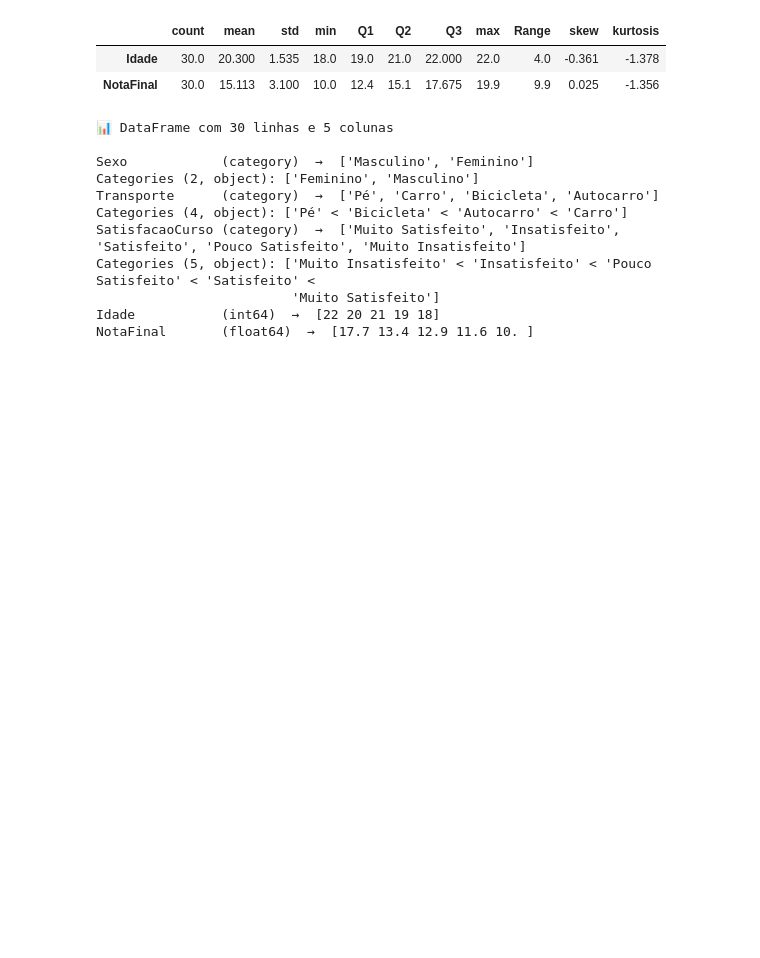
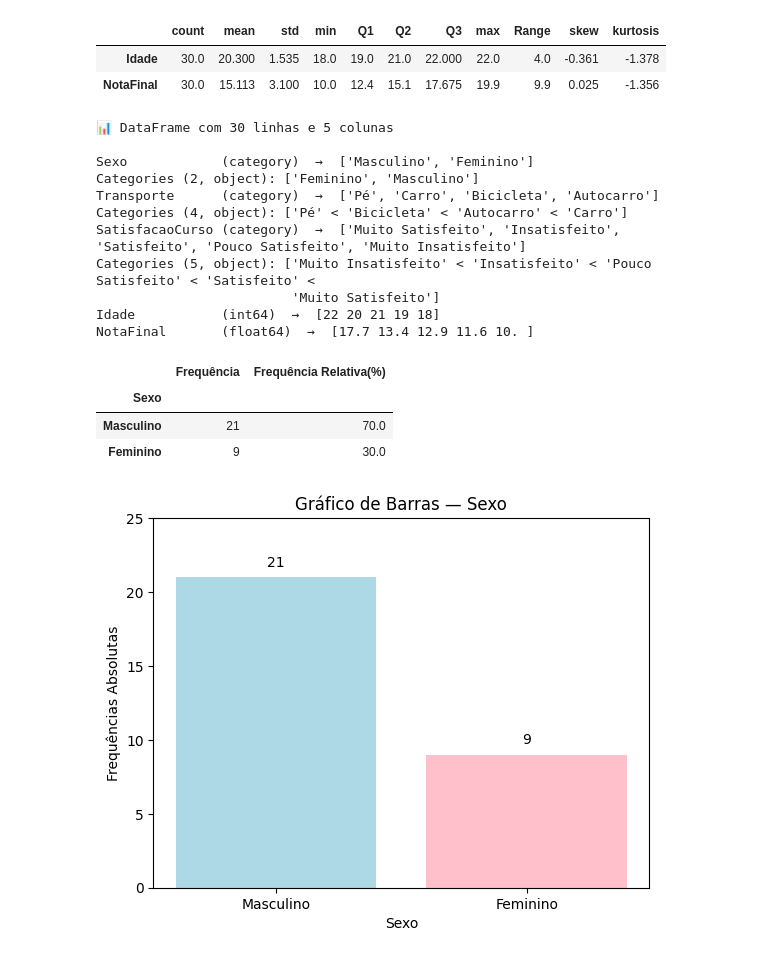
Before and after one commit to RuiRodrigues-lab/DataScienceFE, a Jupyter notebook: CP3.ipynb, the cells around one changed output. Cells and saved outputs as stored; diff of their text form; code cells hidden in the pictures; blank space fills up the shorter version.

```diff
--- a/CP3.ipynb
+++ b/CP3.ipynb
@@ -106,3 +106,35 @@ Categories (5, object): ['Muito Insatisfeito' < 'Insatisfeito' < 'Pouco Satisfei
                          'Muito Satisfeito']
 Idade           (int64)  →  [22 20 21 19 18]
 NotaFinal       (float64)  →  [17.7 13.4 12.9 11.6 10. ]
+# %%
+#Tabela Sexo
+freq_abs = df["Sexo"].value_counts() #Frequencias Absolutas
+freq_rel = df["Sexo"].value_counts(normalize=True).round(4)*100 #Frequencias Relativas
+#Aqui juntamos ambas as columas que calculamos antes em uma tabela
+tabelaSexo = pd.DataFrame({
+    "Frequência": freq_abs,
+    "Frequência Relativa(%)": freq_rel
+})
+tabelaSexo
+# %% [output]
+|  | Frequência | Frequência Relativa(%) |
+| Sexo |  |  |
+| Masculino | 21 | 70.0 |
+| Feminino | 9 | 30.0 |
+# %%
+# Frequências absolutas
+freq = df['Sexo'].value_counts()
+
+plt.bar(freq.index, freq.values, color=['lightblue', 'pink'])
+plt.title('Gráfico de Barras — Sexo')
+plt.xlabel('Sexo')
+plt.ylabel('Frequências Absolutas')
+plt.ylim(0, 25)
+
+# Adicionar valores por cima das barras
+for i, val in enumerate(freq.values):
+    plt.text(i, val + 0.5, str(val), ha='center', va='bottom')
+
+plt.show()
+# %% [output]
+[figure, added]
```
Also changed, not shown: parts of 2 cells of this notebook.
